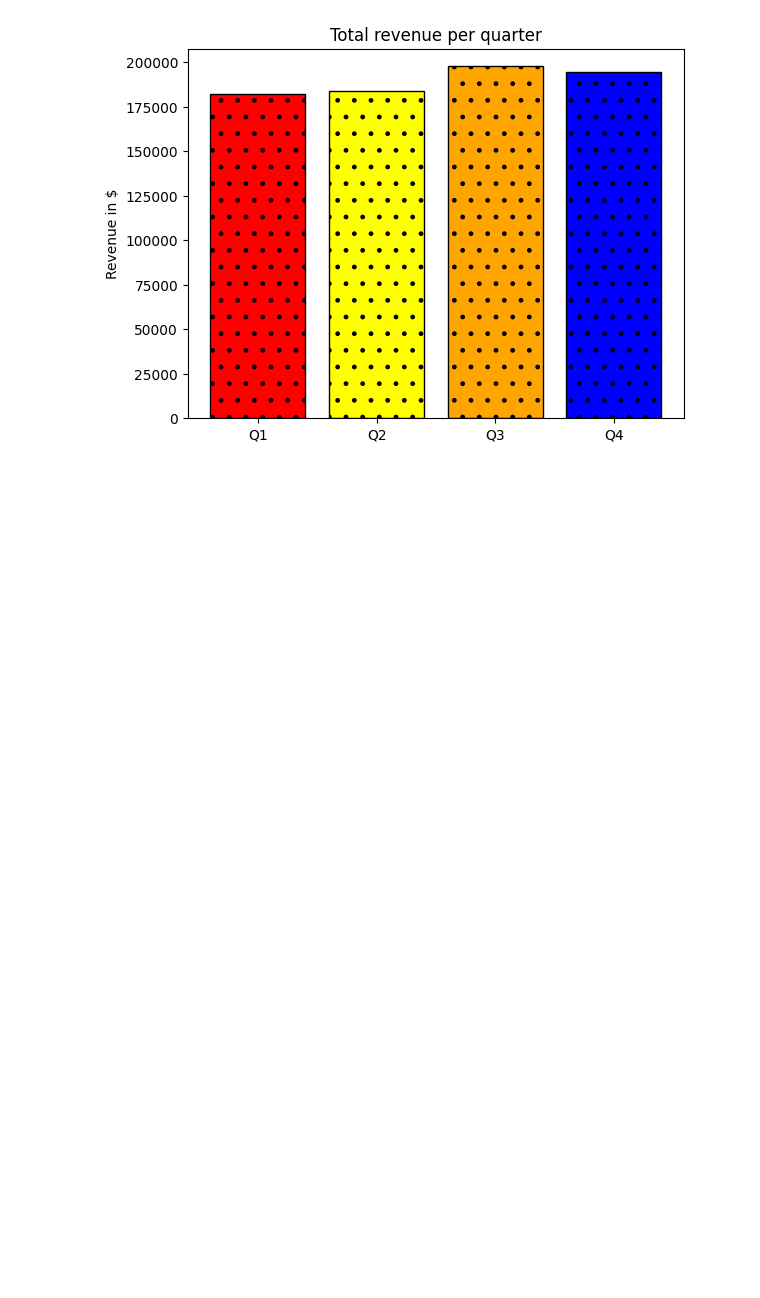
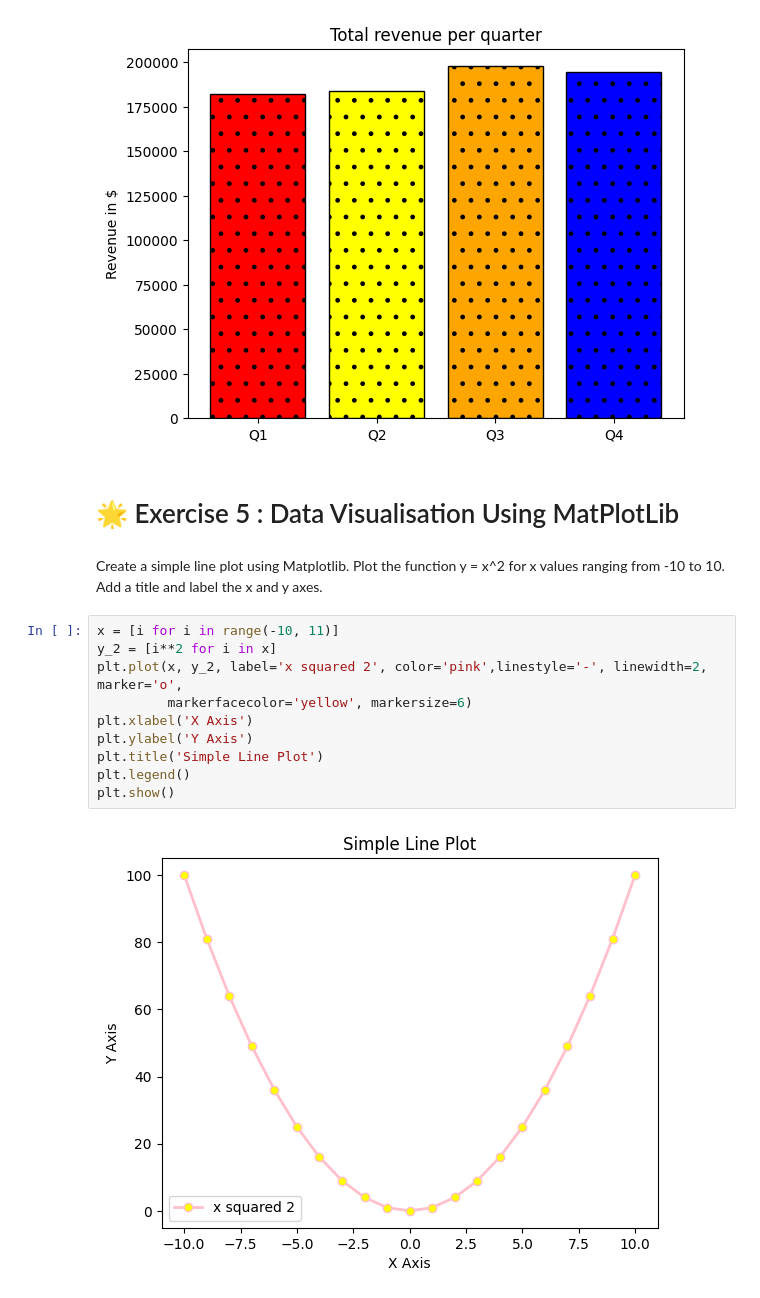
Before and after one commit to ElizavetaOks/DI-Bootcamp, a Jupyter notebook: Week5/Day1/W5D1XP.ipynb, the cells around one changed output. Saved outputs shown, nothing was run; the diff lists cells and outputs as text; blank space fills up the shorter version.

```diff
--- a/Week5/Day1/W5D1XP.ipynb
+++ b/Week5/Day1/W5D1XP.ipynb
@@ -180,3 +180,20 @@ plt.title('Total revenue per quarter')
 plt.show()
 # %% [output]
 [figure]
+# %% [markdown]
+
+# 🌟 Exercise 5 : Data Visualisation Using MatPlotLib
+# %% [markdown]
+Create a simple line plot using Matplotlib. Plot the function y = x^2 for x values ranging from -10 to 10. Add a title and label the x and y axes.
+# %%
+x = [i for i in range(-10, 11)]
+y_2 = [i**2 for i in x]
+plt.plot(x, y_2, label='x squared 2', color='pink',linestyle='-', linewidth=2, marker='o',
+         markerfacecolor='yellow', markersize=6)
+plt.xlabel('X Axis')
+plt.ylabel('Y Axis')
+plt.title('Simple Line Plot')
+plt.legend()
+plt.show()
+# %% [output]
+[figure, added]
```
Also changed, not shown: parts of 4 cells of this notebook.
